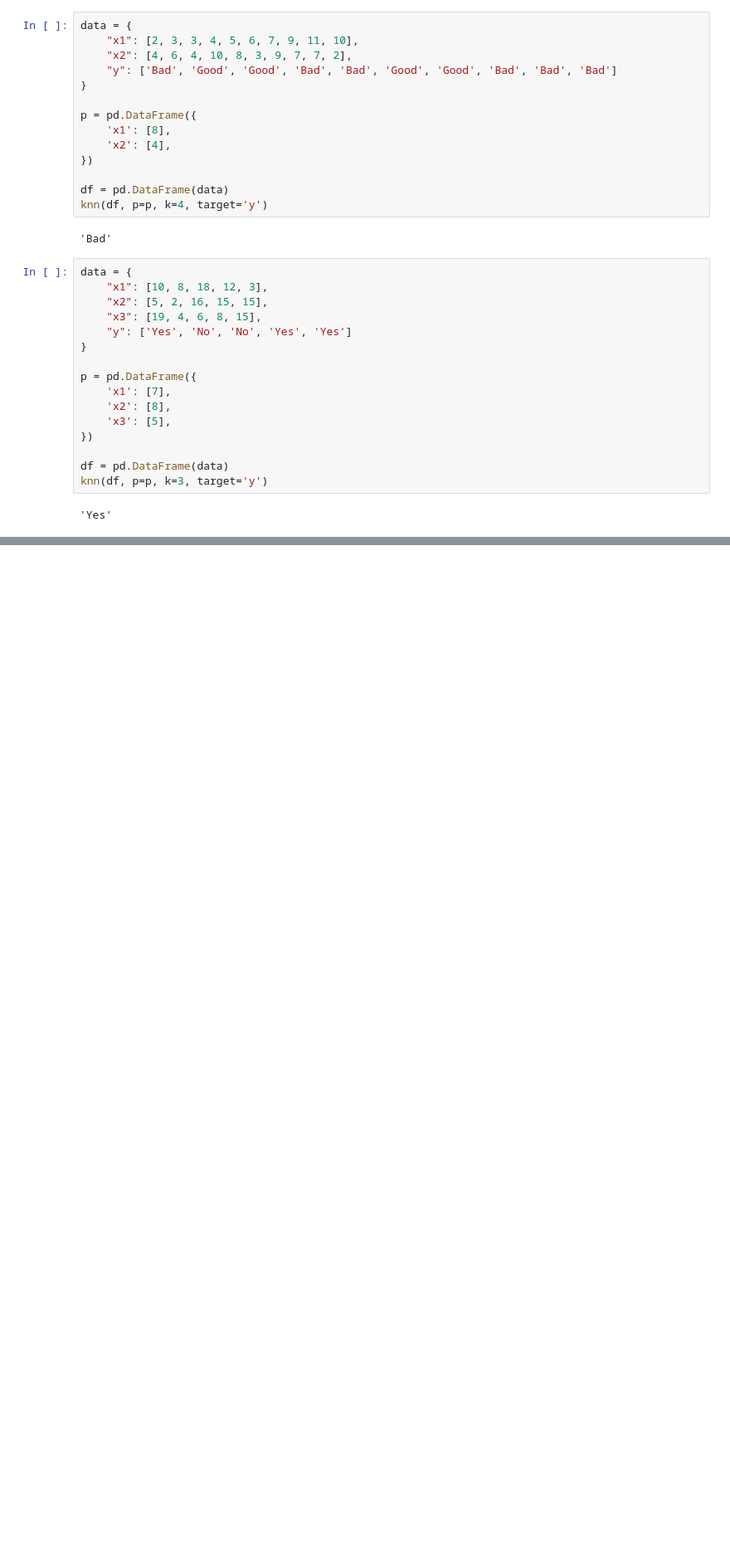
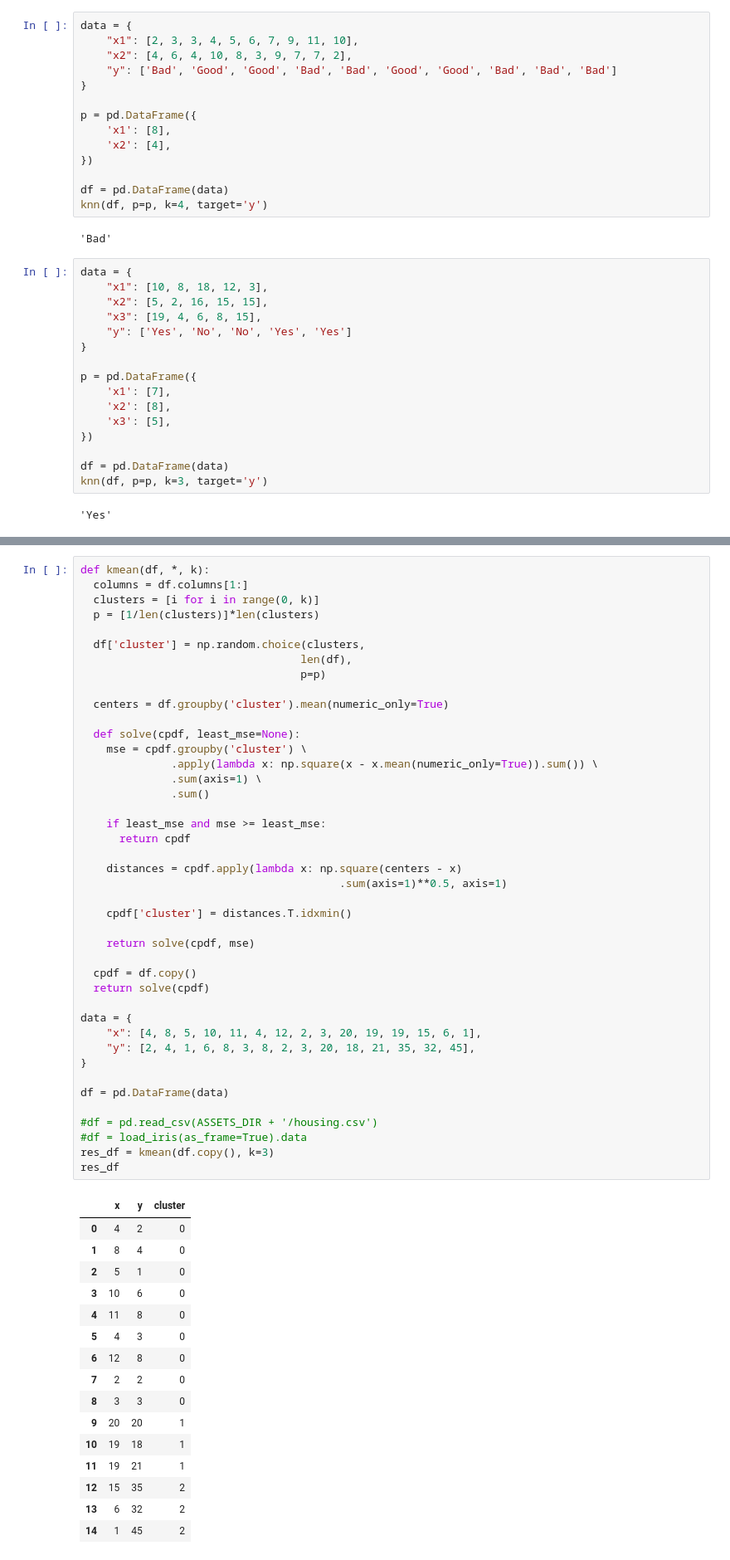
Before and after one commit to csgn/data-mining-alg, a Jupyter notebook: dectree.ipynb, the cells around one changed output, grey strips where cells are left out. Shown: that part at 83% size. Cells and saved outputs as stored; diff of their text form; blank space fills up the shorter version.

```diff
--- a/dectree.ipynb
+++ b/dectree.ipynb
@@ -440,0 +444,59 @@ knn(df, p=p, k=3, target='y')
+# %%
+def kmean(df, *, k):
+  columns = df.columns[1:]
+  clusters = [i for i in range(0, k)]
+  p = [1/len(clusters)]*len(clusters)
+
+  df['cluster'] = np.random.choice(clusters,
+                                  len(df),
+                                  p=p)
+
+  centers = df.groupby('cluster').mean(numeric_only=True)
+
+  def solve(cpdf, least_mse=None):
+    mse = cpdf.groupby('cluster') \
+              .apply(lambda x: np.square(x - x.mean(numeric_only=True)).sum()) \
+              .sum(axis=1) \
+              .sum()
+
+    if least_mse and mse >= least_mse:
+      return cpdf
+
+    distances = cpdf.apply(lambda x: np.square(centers - x)
+                                        .sum(axis=1)**0.5, axis=1)
+
+    cpdf['cluster'] = distances.T.idxmin()
+
+    return solve(cpdf, mse)
+
+  cpdf = df.copy()
+  return solve(cpdf)
+
+data = {
+    "x": [4, 8, 5, 10, 11, 4, 12, 2, 3, 20, 19, 19, 15, 6, 1],
+    "y": [2, 4, 1, 6, 8, 3, 8, 2, 3, 20, 18, 21, 35, 32, 45],
+}
+
+df = pd.DataFrame(data)
+
+#df = pd.read_csv(ASSETS_DIR + '/housing.csv')
+#df = load_iris(as_frame=True).data
+res_df = kmean(df.copy(), k=3)
+res_df
+# %% [output]
+|  | x | y | cluster |
+| 0 | 4 | 2 | 0 |
+| 1 | 8 | 4 | 0 |
+| 2 | 5 | 1 | 0 |
+| 3 | 10 | 6 | 0 |
+| 4 | 11 | 8 | 0 |
+| 5 | 4 | 3 | 0 |
+| 6 | 12 | 8 | 0 |
+| 7 | 2 | 2 | 0 |
+| 8 | 3 | 3 | 0 |
+| 9 | 20 | 20 | 1 |
+| 10 | 19 | 18 | 1 |
+| 11 | 19 | 21 | 1 |
+| 12 | 15 | 35 | 2 |
+| 13 | 6 | 32 | 2 |
+| 14 | 1 | 45 | 2 |
```
Also changed, not shown: parts of 2 cells of this notebook.
